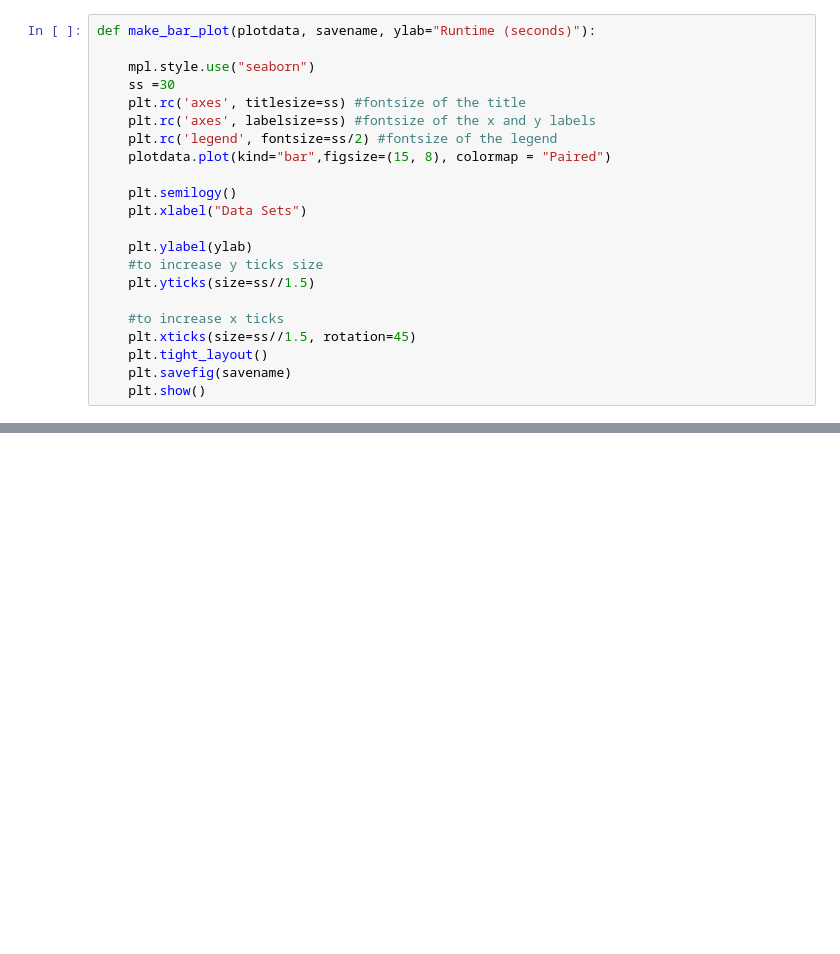
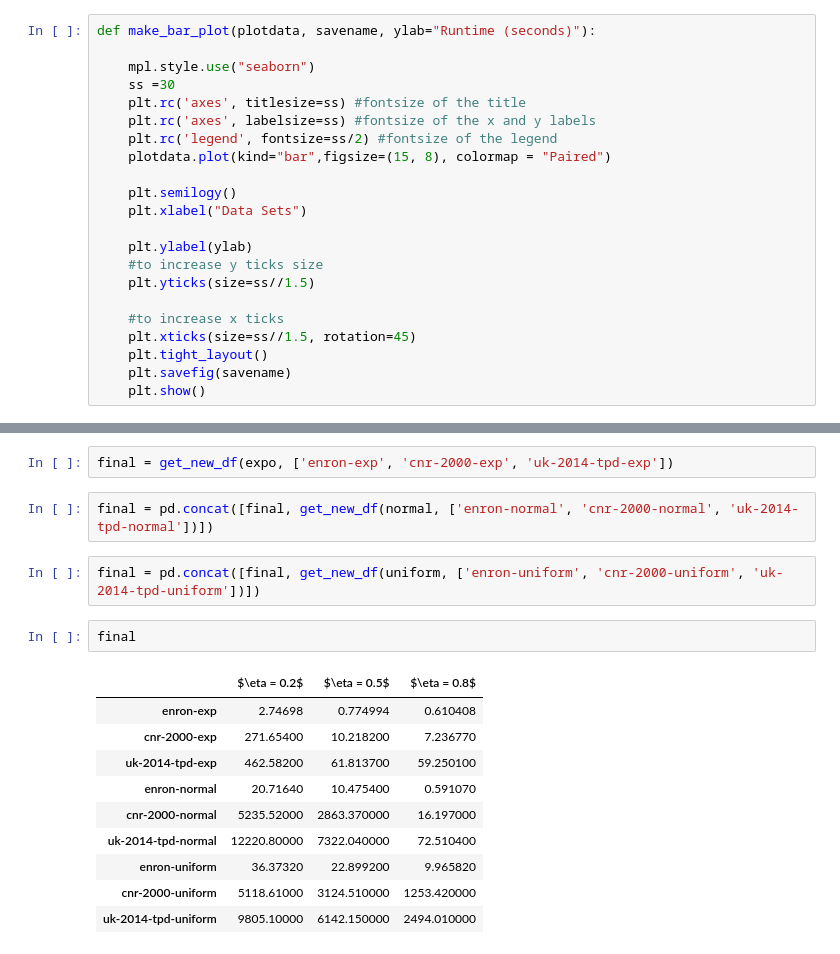
Before and after one commit to JoetheManHowie/NUSCAN, a Jupyter notebook: visualization/simpleBarPlot.ipynb, the cells around one changed output, grey strips where cells are left out. Cells and saved outputs as stored; diff of their text form; blank space fills up the shorter version.

```diff
--- a/visualization/simpleBarPlot.ipynb
+++ b/visualization/simpleBarPlot.ipynb
@@ -54,0 +138,19 @@ make_bar_plot(df, "../results/enron_cnr_uk/plots/bar_nuscan_uscan_compare_diff_d
+# %%
+final = get_new_df(expo, ['enron-exp', 'cnr-2000-exp', 'uk-2014-tpd-exp'])
+# %%
+final = pd.concat([final, get_new_df(normal, ['enron-normal', 'cnr-2000-normal', 'uk-2014-tpd-normal'])])
+# %%
+final = pd.concat([final, get_new_df(uniform, ['enron-uniform', 'cnr-2000-uniform', 'uk-2014-tpd-uniform'])])
+# %%
+final
+# %% [output]
+|  | $\eta = 0.2$ | $\eta = 0.5$ | $\eta = 0.8$ |
+| enron-exp | 2.74698 | 0.774994 | 0.610408 |
+| cnr-2000-exp | 271.65400 | 10.218200 | 7.236770 |
+| uk-2014-tpd-exp | 462.58200 | 61.813700 | 59.250100 |
+| enron-normal | 20.71640 | 10.475400 | 0.591070 |
+| cnr-2000-normal | 5235.52000 | 2863.370000 | 16.197000 |
+| uk-2014-tpd-normal | 12220.80000 | 7322.040000 | 72.510400 |
+| enron-uniform | 36.37320 | 22.899200 | 9.965820 |
+| cnr-2000-uniform | 5118.61000 | 3124.510000 | 1253.420000 |
+| uk-2014-tpd-uniform | 9805.10000 | 6142.150000 | 2494.010000 |
```
Also changed, not shown: parts of 12 cells of this notebook, 10 other files.
